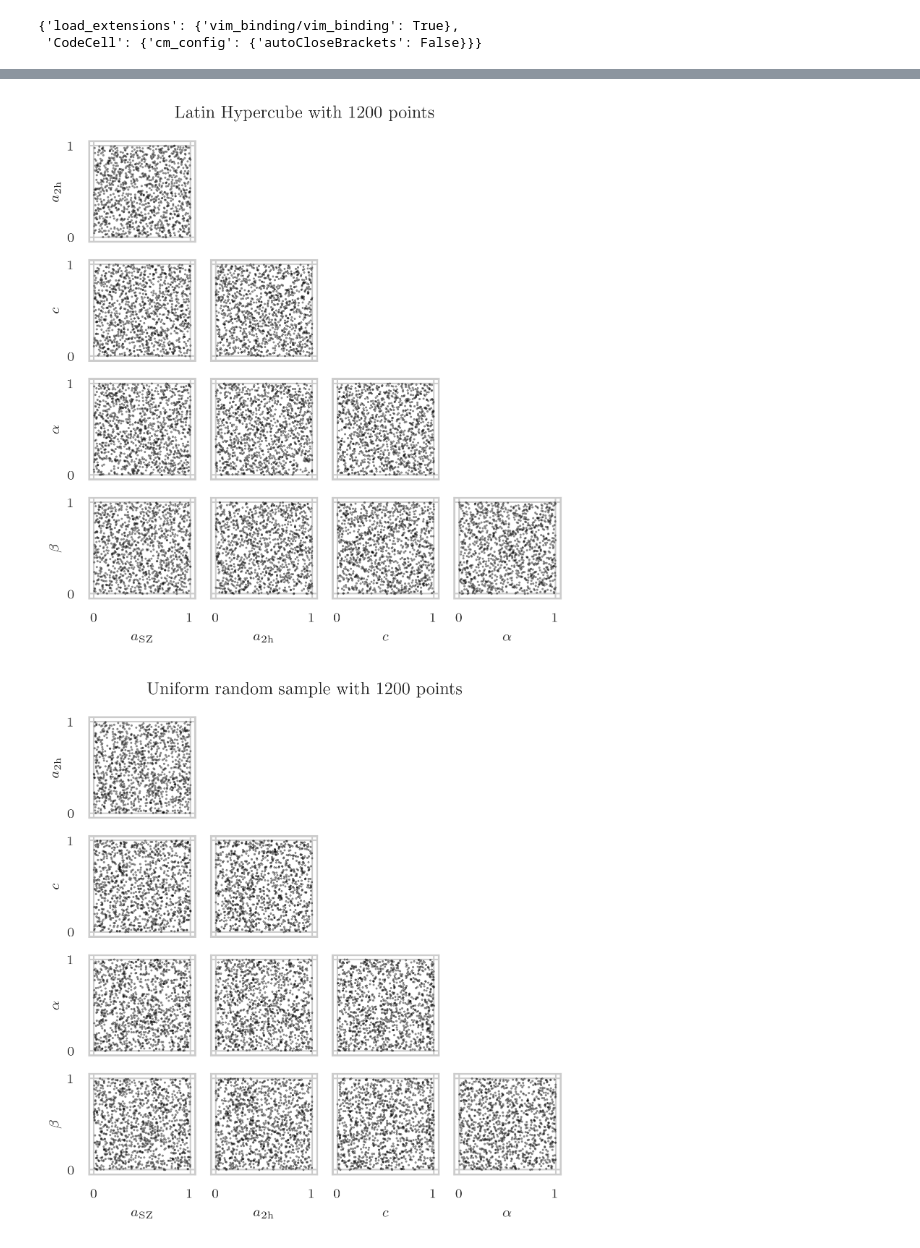
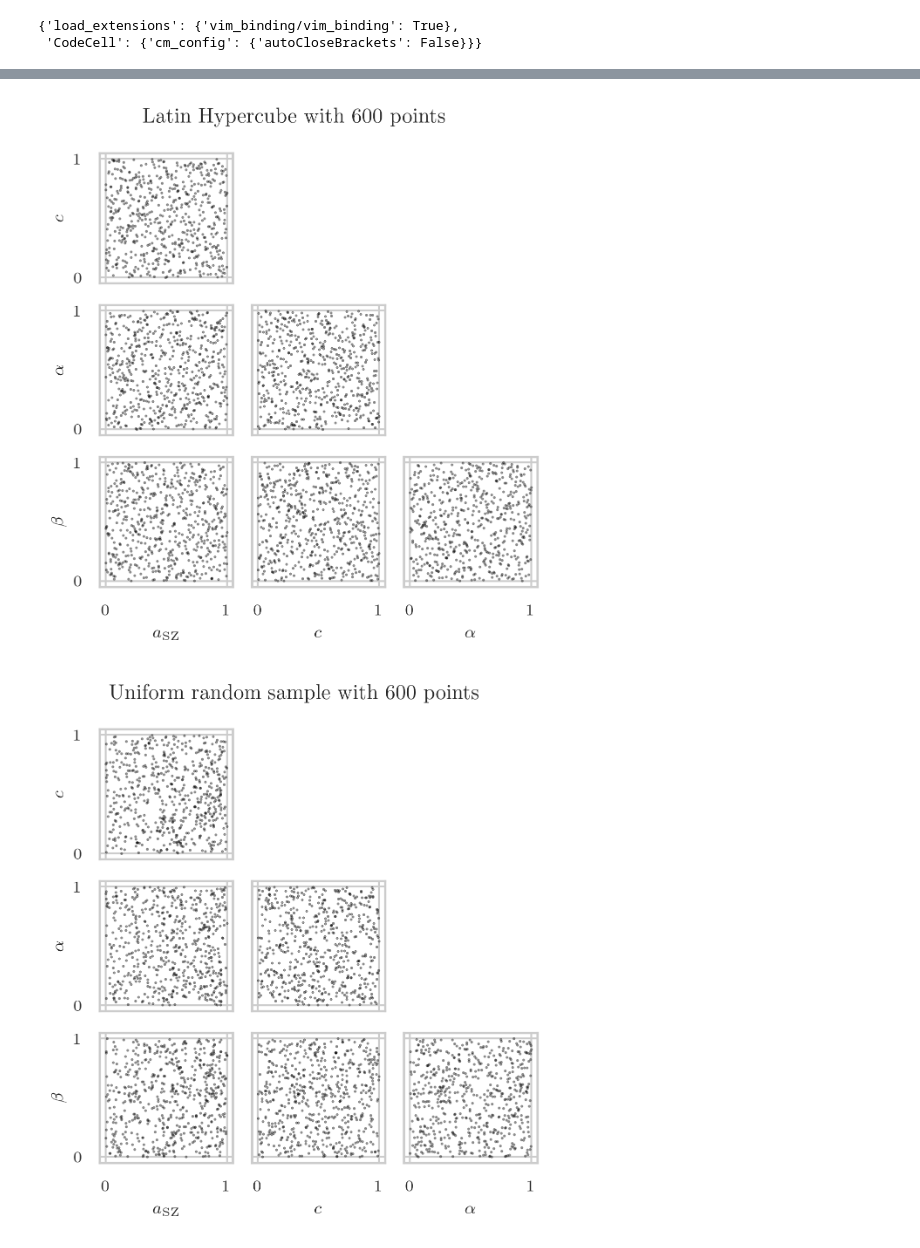
Before and after one commit to dylancromer/maszcal, a Jupyter notebook: docs/emulator-breakdown.ipynb, the cells around one changed output, grey strips where cells are left out. Saved outputs shown, nothing was run; the diff lists cells and outputs as text; code cells hidden in the pictures.

```diff
--- a/docs/emulator-breakdown.ipynb
+++ b/docs/emulator-breakdown.ipynb
@@ -64,8 +64,8 @@ import maszcal.lensing
 import maszcal.likelihoods
 import maszcal.twohalo
 # %%
-PARAM_MINS = np.array([-2, 0, 1, 0.1, 0.1])  # a_sz, con, alpha, beta
-PARAM_MAXES = np.array([2, 5, 6, 2.1, 8.1])
+PARAM_MINS = np.array([-2, 1, 0.1, 0.1])  # a_sz, con, alpha, beta
+PARAM_MAXES = np.array([2, 6, 2.1, 8.1])
 GAMMA = 0.2
 
 MIN_MU = np.log(3e13)
@@ -143,13 +117,12 @@ def _pool_map(func, array):
     pool.restart()
     return mapped_array
 # %%
-nsamps = 1200
+nsamps = 600
 rng = np.random.default_rng(seed=SEED)
 lh = supercubos.LatinSampler(rng=rng).get_lh_sample(PARAM_MINS, PARAM_MAXES, nsamps)
 lh_raw = (lh - PARAM_MINS)/(PARAM_MAXES - PARAM_MINS)
 lh_names = [
     r'$a_\mathrm{SZ}$',
-    r'$a_\mathrm{2h}$',
     r'$c$',
     r'$\alpha$',
     r'$\beta$'
@@ -203,3 +161,5 @@ rand_names = lh_names
 sym = supercubos.LatinSampler(rng=rng).get_sym_sample(PARAM_MINS, PARAM_MAXES, nsamps)
 sym_raw = (sym - PARAM_MINS)/(PARAM_MAXES - PARAM_MINS)
 sym_names = lh_names
+# %%
+for i in range(4): print(i)
@@ -207,9 +172,9 @@ sym_names = lh_names
 NUM_BINS = 20
 
 
-temp = np.zeros((5, 5, NUM_BINS, NUM_BINS))
-for i in range(5):
-    for j in range(5):
+temp = np.zeros((4, 4, NUM_BINS, NUM_BINS))
+for i in range(4):
+    for j in range(4):
         if j < i:
             b, xe, ye = np.histogram2d(lh_raw[:, j], lh_raw[:, i], bins=NUM_BINS)
             temp[i, j, :, :] = b
@@ -217,16 +182,16 @@ vmax = temp.max()
 
 
 cmap = sns.color_palette('crest_r', as_cmap=True)
-fig, ax = plt.subplots(4, 4, sharex='col', sharey='row')
-for i in range(5):
-    for j in range(5):
+fig, ax = plt.subplots(3, 3, sharex='col', sharey='row')
+for i in range(4):
+    for j in range(4):
         if j < i:
             ax[i-1, j].scatter(lh_raw[:, j], lh_raw[:, i], s=0.2, color='black', alpha=0.5)
             ax[i-1, j].set_xticks((0, 1))
             ax[i-1, j].set_yticks((0, 1))
             #ax[i-1, j].hist2d(lh_raw[:, j], lh_raw[:, i], bins=NUM_BINS, alpha=0.9,
             #                  cmap=cmap, vmin=0, vmax=vmax)
-            if i == 4:
+            if i == 3:
                 ax[i-1, j].set_xlabel(lh_names[j])
             if j == 0:
                 ax[i-1, j].set_ylabel(lh_names[i])
@@ -236,49 +201,49 @@ for i in range(5):
             except IndexError:
                 pass
 fig.suptitle(f'Latin Hypercube with {nsamps} points')
-plt.gcf().set_size_inches(5, 5.2)
+plt.gcf().set_size_inches(4, 4.3)
 plt.savefig('../figs/emulator-analysis/lh-cornerplot.pdf', bbox_inches='tight')
 pass
 # %% [output]
-[figure, old version]
+[figure, new version]
 # %%
 NUM_BINS = 30
 
 
-temp = np.zeros((5, 5, NUM_BINS, NUM_BINS))
-for i in range(5):
-    for j in range(5):
+temp = np.zeros((4, 4, NUM_BINS, NUM_BINS))
+for i in range(4):
+    for j in range(4):
         if j < i:
             b, xe, ye = np.histogram2d(rand_raw[:, j], rand_raw[:, i], bins=NUM_BINS)
             temp[i, j, :, :] = b
 vmax = temp.max()
 
 
 cmap = sns.color_palette('crest_r', as_cmap=True)
-fig, ax = plt.subplots(4, 4, sharex='col', sharey='row')
-for i in range(5):
-    for j in range(5):
+fig, ax = plt.subplots(3, 3, sharex='col', sharey='row')
+for i in range(4):
+    for j in range(4):
         if j < i:
             ax[i-1, j].scatter(rand_raw[:, j], rand_raw[:, i], s=0.2, color='black', alpha=0.5)
             ax[i-1, j].set_xticks((0, 1))
             ax[i-1, j].set_yticks((0, 1))
             #ax[i-1, j].hist2d(rand_raw[:, j], rand_raw[:, i], bins=NUM_BINS, alpha=1,
             #                  cmap=cmap, vmin=0, vmax=vmax)
-            if i == 4:
+            if i == 3:
                 ax[i-1, j].set_xlabel(rand_names[j])
             if j == 0:
                 ax[i-1, j].set_ylabel(rand_names[i])
         elif j > i:
             try:
                 ax[i, j].remove()
             except IndexError:
                 pass
 fig.suptitle(f'Uniform random sample with {nsamps} points')
-plt.gcf().set_size_inches(5, 5.2)
+plt.gcf().set_size_inches(4, 4.3)
 plt.savefig('../figs/emulator-analysis/rand-cornerplot.pdf', bbox_inches='tight')
 pass
 # %% [output]
-[figure, old version]
+[figure, new version]
 # %%
 plt.plot(rs, data, color=colors[1], alpha=0.1)
 plt.xlabel(r'$r$' + ' (Mpc)')
```
Also changed, not shown: parts of 15 cells of this notebook, 2 other files.
